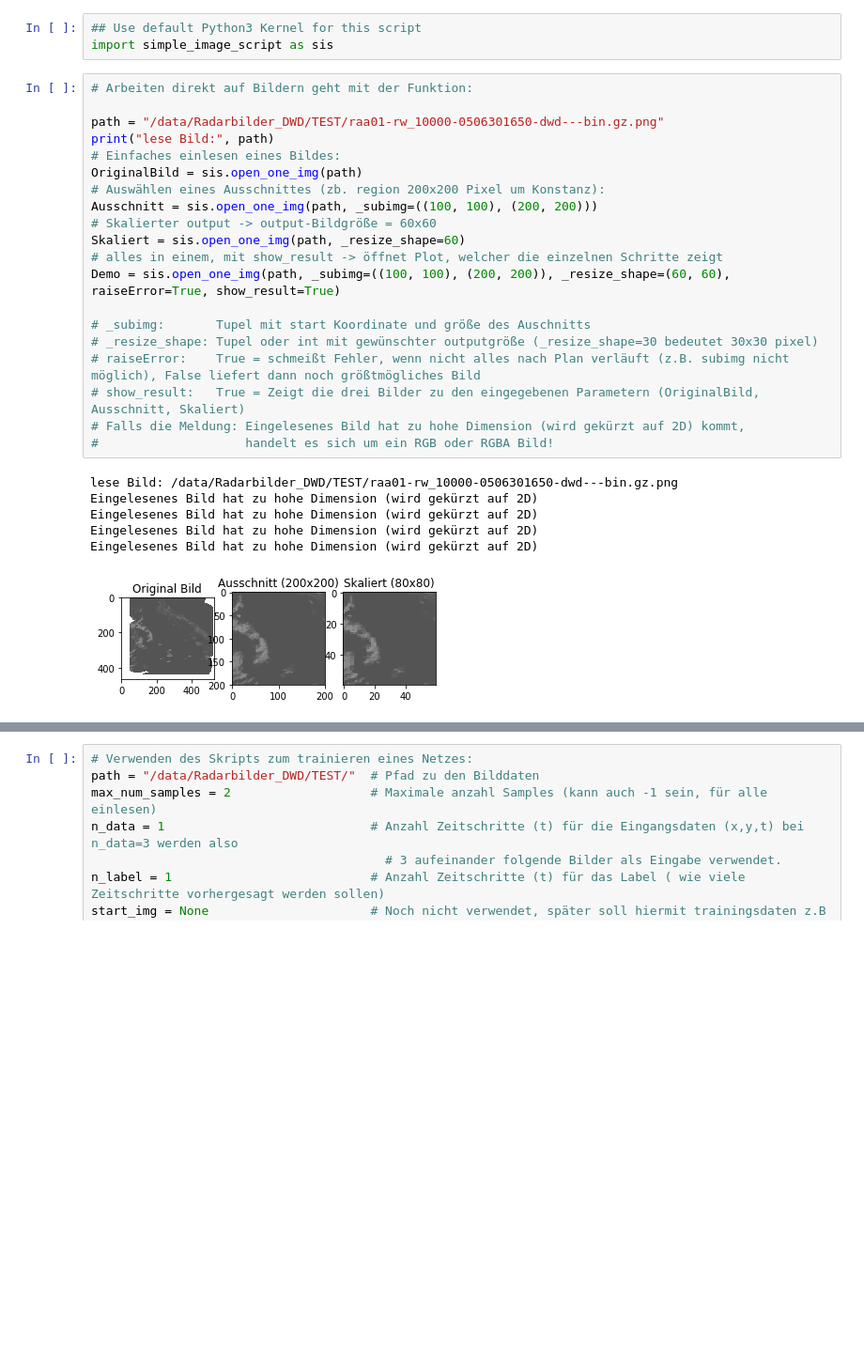
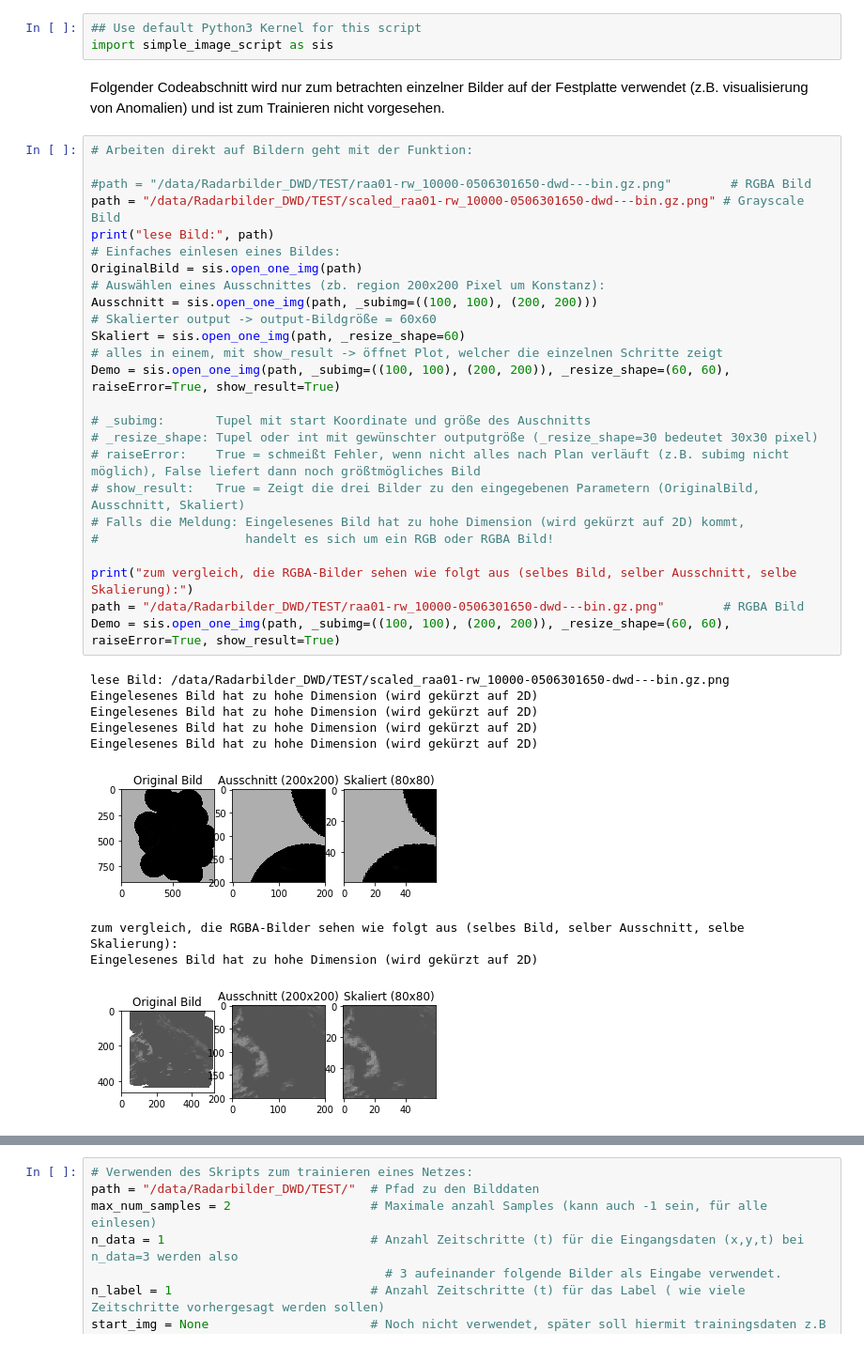
Before and after one commit to thgnaedi/DeepRain, a Jupyter notebook: Data/Anwendung simple_image_script.ipynb, the cells around one changed output, grey strips where cells are left out. Shown at 94% size. Cells and saved outputs as stored; diff of their text form; blank space fills up the shorter version.

```diff
--- a/Data/Anwendung simple_image_script.ipynb
+++ b/Data/Anwendung simple_image_script.ipynb
@@ -1,30 +4,40 @@
 # %%
 ## Use default Python3 Kernel for this script
 import simple_image_script as sis
+# %% [markdown]
+Folgender Codeabschnitt wird nur zum betrachten einzelner Bilder auf der Festplatte verwendet (z.B. visualisierung von Anomalien) und ist zum Trainieren nicht vorgesehen.
 # %%
 # Arbeiten direkt auf Bildern geht mit der Funktion:
 
-path = "/data/Radarbilder_DWD/TEST/raa01-rw_10000-0506301650-dwd---bin.gz.png"
+#path = "/data/Radarbilder_DWD/TEST/raa01-rw_10000-0506301650-dwd---bin.gz.png"        # RGBA Bild
+path = "/data/Radarbilder_DWD/TEST/scaled_raa01-rw_10000-0506301650-dwd---bin.gz.png" # Grayscale Bild
 print("lese Bild:", path)
 # Einfaches einlesen eines Bildes:
 OriginalBild = sis.open_one_img(path)
 # Auswählen eines Ausschnittes (zb. region 200x200 Pixel um Konstanz):
 Ausschnitt = sis.open_one_img(path, _subimg=((100, 100), (200, 200)))
 # Skalierter output -> output-Bildgröße = 60x60
 Skaliert = sis.open_one_img(path, _resize_shape=60)
 # alles in einem, mit show_result -> öffnet Plot, welcher die einzelnen Schritte zeigt
 Demo = sis.open_one_img(path, _subimg=((100, 100), (200, 200)), _resize_shape=(60, 60), raiseError=True, show_result=True)
 
 # _subimg:       Tupel mit start Koordinate und größe des Auschnitts
 # _resize_shape: Tupel oder int mit gewünschter outputgröße (_resize_shape=30 bedeutet 30x30 pixel)
 # raiseError:    True = schmeißt Fehler, wenn nicht alles nach Plan verläuft (z.B. subimg nicht möglich), False liefert dann noch größtmögliches Bild
 # show_result:   True = Zeigt die drei Bilder zu den eingegebenen Parametern (OriginalBild, Ausschnitt, Skaliert)
 # Falls die Meldung: Eingelesenes Bild hat zu hohe Dimension (wird gekürzt auf 2D) kommt,
 #                    handelt es sich um ein RGB oder RGBA Bild!
+
+print("zum vergleich, die RGBA-Bilder sehen wie folgt aus (selbes Bild, selber Ausschnitt, selbe Skalierung):")
+path = "/data/Radarbilder_DWD/TEST/raa01-rw_10000-0506301650-dwd---bin.gz.png"        # RGBA Bild
+Demo = sis.open_one_img(path, _subimg=((100, 100), (200, 200)), _resize_shape=(60, 60), raiseError=True, show_result=True)
 # %% [output]
-lese Bild: /data/Radarbilder_DWD/TEST/raa01-rw_10000-0506301650-dwd---bin.gz.png
+lese Bild: /data/Radarbilder_DWD/TEST/scaled_raa01-rw_10000-0506301650-dwd---bin.gz.png
 Eingelesenes Bild hat zu hohe Dimension (wird gekürzt auf 2D)
 Eingelesenes Bild hat zu hohe Dimension (wird gekürzt auf 2D)
 Eingelesenes Bild hat zu hohe Dimension (wird gekürzt auf 2D)
 Eingelesenes Bild hat zu hohe Dimension (wird gekürzt auf 2D)
-[figure, old version]
+[figure, new version]
+zum vergleich, die RGBA-Bilder sehen wie folgt aus (selbes Bild, selber Ausschnitt, selbe Skalierung):
+Eingelesenes Bild hat zu hohe Dimension (wird gekürzt auf 2D)
+[figure, added]
```
Also changed, not shown: parts of 10 cells of this notebook.
